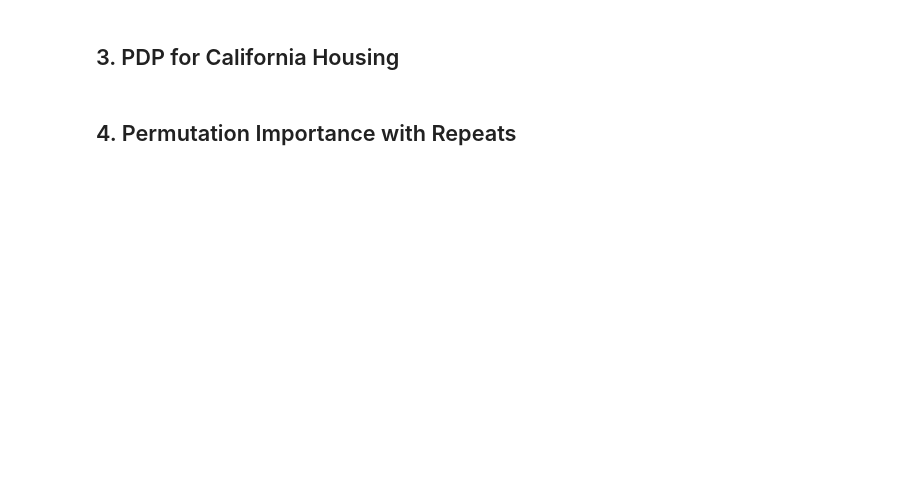
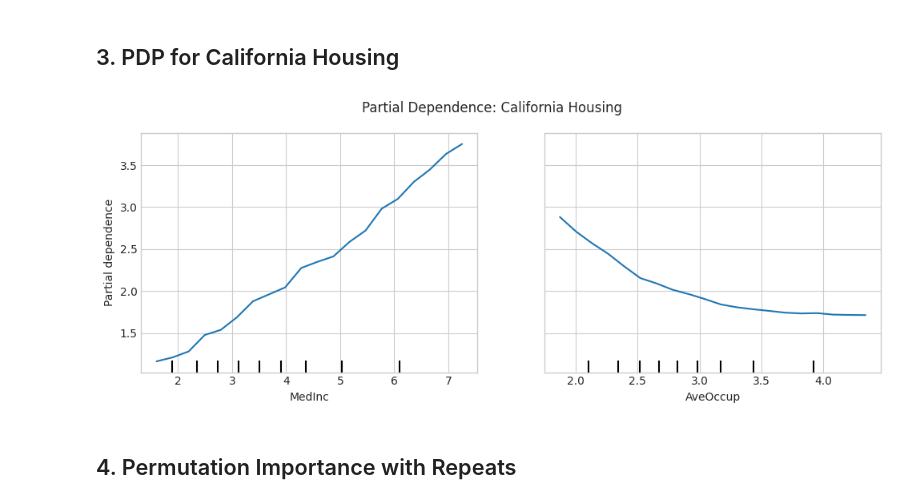
Before and after one commit to marcos-Nieves-24/InVitro-Code, a Jupyter notebook: src/content/modules/machine-learning/lessons/lesson09_model_interpretation/notebook.ipynb, the cells around one changed output. Drawn from its saved outputs; the diff is of its cells as text; code cells hidden in the pictures; blank space fills up the shorter version.

```diff
--- a/src/content/modules/machine-learning/lessons/lesson09_model_interpretation/notebook.ipynb
+++ b/src/content/modules/machine-learning/lessons/lesson09_model_interpretation/notebook.ipynb
@@ -59,19 +78,23 @@ plt.show()
 # %%
 housing = fetch_california_housing()
 X_h, y_h = housing.data, housing.target
 Xh_tr, Xh_te, yh_tr, yh_te = train_test_split(X_h, y_h, test_size=0.2, random_state=42)
 
 rf_h = RandomForestRegressor(n_estimators=100, random_state=42)
 rf_h.fit(Xh_tr, yh_tr)
 
+housing_features = [str(f) for f in housing.feature_names]
+
 fig, ax = plt.subplots(figsize=(10, 4))
 PartialDependenceDisplay.from_estimator(
     rf_h, Xh_te, ['MedInc', 'AveOccup'],
-    grid_resolution=20, ax=ax
+    feature_names=housing_features, grid_resolution=20, ax=ax
 )
 plt.suptitle('Partial Dependence: California Housing')
 plt.tight_layout()
 plt.show()
+# %% [output]
+[figure, added]
 # %% [markdown]
 ## 4. Permutation Importance with Repeats
 # %%
```
Also changed, not shown: parts of 6 cells of this notebook, 1 other file.
